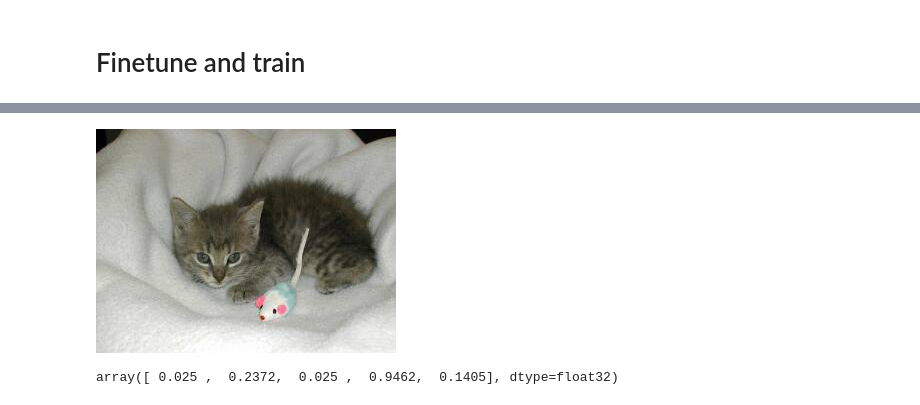
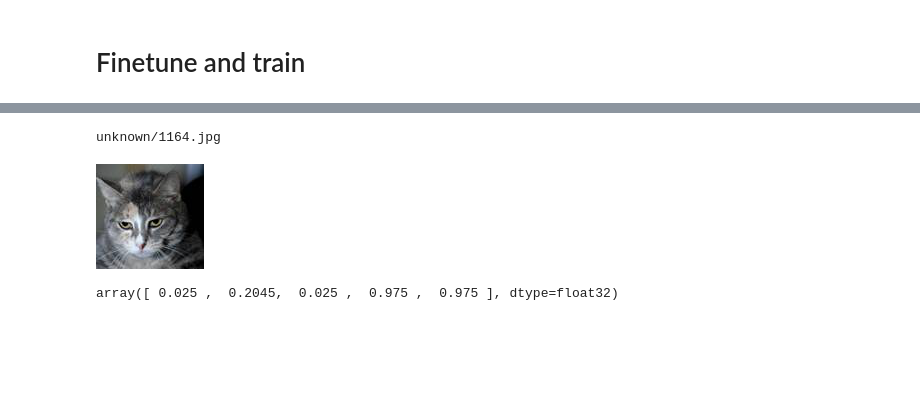
Before and after one commit to MarekKZielinski/courses, a Jupyter notebook: deeplearning1/nbs/Dogs vs Cats Redux.ipynb, the cells around one changed output, grey strips where cells are left out. Drawn from its saved outputs; the diff is of its cells as text; code cells hidden in the pictures; blank space fills up the shorter version.

```diff
--- a/deeplearning1/nbs/Dogs vs Cats Redux.ipynb
+++ b/deeplearning1/nbs/Dogs vs Cats Redux.ipynb
@@ -42,4 +41,6 @@ Found 80 images belonging to 2 classes.
+# %%
+vgg.model.load_weights(main_path+'results/ft1.h5')
 # %%
-vgg.fit(batches,val_batches,nb_epoch=1)
+vgg.fit(batches,val_batches,nb_epoch=1,steps_per_epoch=batches.samples // batch_size, validation_steps=val_batches.samples // batch_size)
 # %% [output]
 Epoch 1/1
@@ -49,2 +72,2 @@ vgg.model.save_weights('data/dogscats/results/ft1.h5')
 # %%
-vgg.model.load_weights('data/dogscats/results/ft1.h5')
+vgg.model.load_weights(main_path+'results/ft1.h5')
@@ -52,5 +78,5 @@ vgg.model.load_weights('data/dogscats/results/ft1.h5')
 vgg.model.load_weights(main_path+'results\\ft1.h5')
 # %%
-test_batches = vgg.get_batches(test_path,shuffle=False,batch_size=batch_size*2,class_mode=None)
+test_batches = vgg.get_batches(test_path,shuffle=False,batch_size=batch_size,class_mode=None)
 print(test_batches.samples)
 # %% [output]
@@ -93,13 +128,16 @@ Image.open(test_path.replace("/","\\")+filenames[1])
-# %%
-Image.open(test_path.replace("/","\\")+filenames[2])
-# %% [output]
-[figure, removed]
-# %%
-isdog = prediction[:,1]
-isdog = np.clip(isdog,0.025,0.975)
-isdog[:5]
-# %% [output]
-array([ 0.025 ,  0.2372,  0.025 ,  0.9462,  0.1405], dtype=float32)
+# %%
+from PIL import Image
+#print(prediction[0])
+print(filenames[0])
+Image.open(test_path+filenames[0])
+# %% [output]
+unknown/1164.jpg
+[figure, added]
+# %%
+isdog = prediction_clip[:,1]
+isdog[:5]
+# %% [output]
+array([ 0.025 ,  0.2045,  0.025 ,  0.975 ,  0.975 ], dtype=float32)
 # %%
 import re
 pattern = re.compile('\d+')
```
Also changed, not shown: parts of 60 cells of this notebook, 2 other files.
